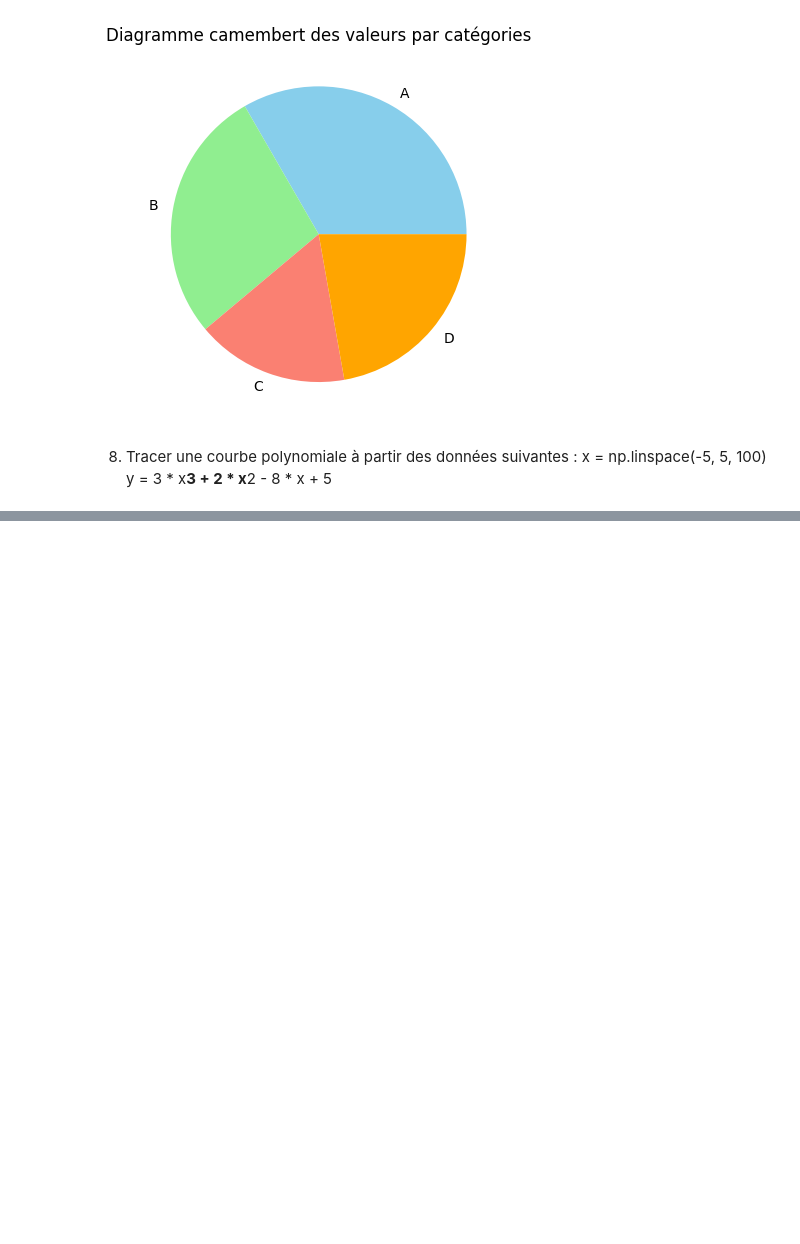
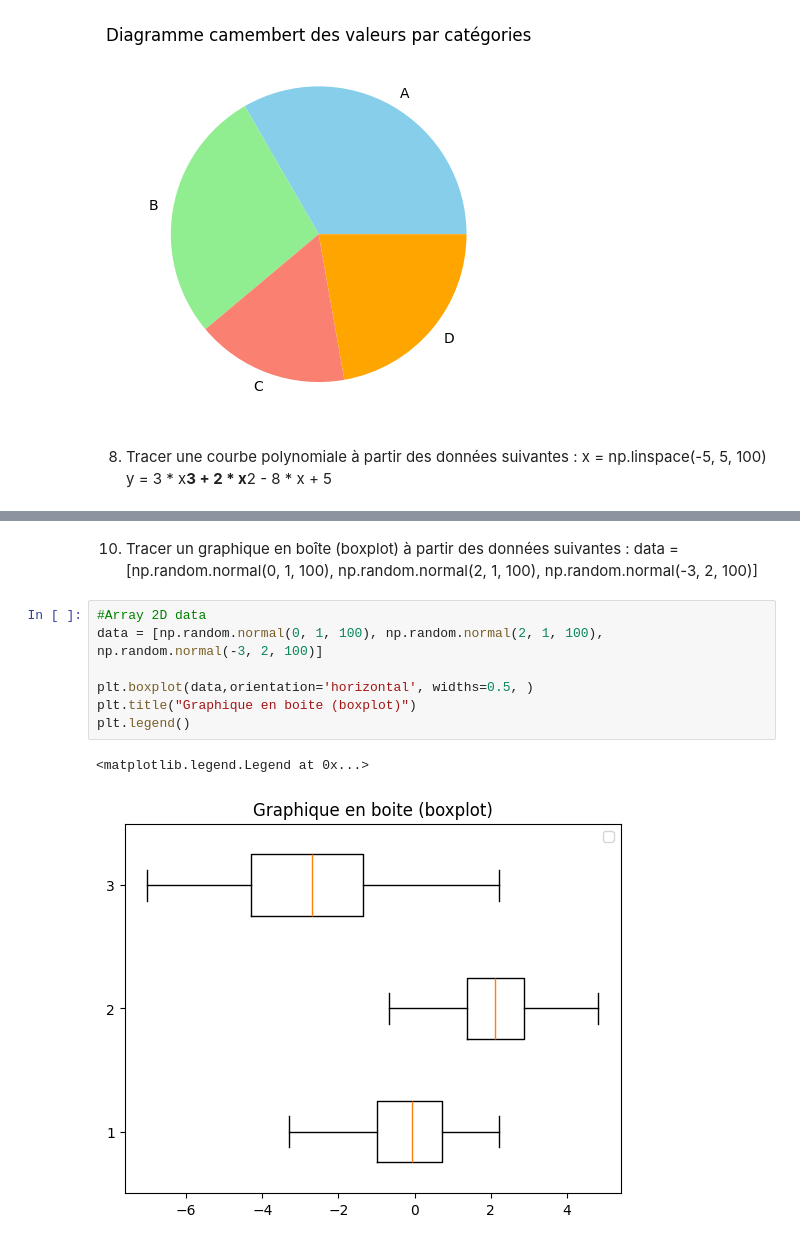
Before and after one commit to timdazayous/InitiationPython, a Jupyter notebook: exercices.ipynb, the cells around one changed output, grey strips where cells are left out. Saved outputs shown, nothing was run; the diff lists cells and outputs as text; blank space fills up the shorter version.

Commit message:
boxplot

```diff
--- a/exercices.ipynb
+++ b/exercices.ipynb
@@ -435,0 +460,13 @@ plt.legend()
+# %% [markdown]
+10. Tracer un graphique en boîte (boxplot) à partir des données suivantes :
+data = [np.random.normal(0, 1, 100), np.random.normal(2, 1, 100), np.random.normal(-3, 2, 100)]
+# %%
+#Array 2D data
+data = [np.random.normal(0, 1, 100), np.random.normal(2, 1, 100), np.random.normal(-3, 2, 100)]
+
+plt.boxplot(data,orientation='horizontal', widths=0.5, )
+plt.title("Graphique en boite (boxplot)")
+plt.legend()
+# %% [output]
+<matplotlib.legend.Legend at 0x...>
+[figure, added]
```
Also changed, not shown: parts of 4 cells of this notebook.
